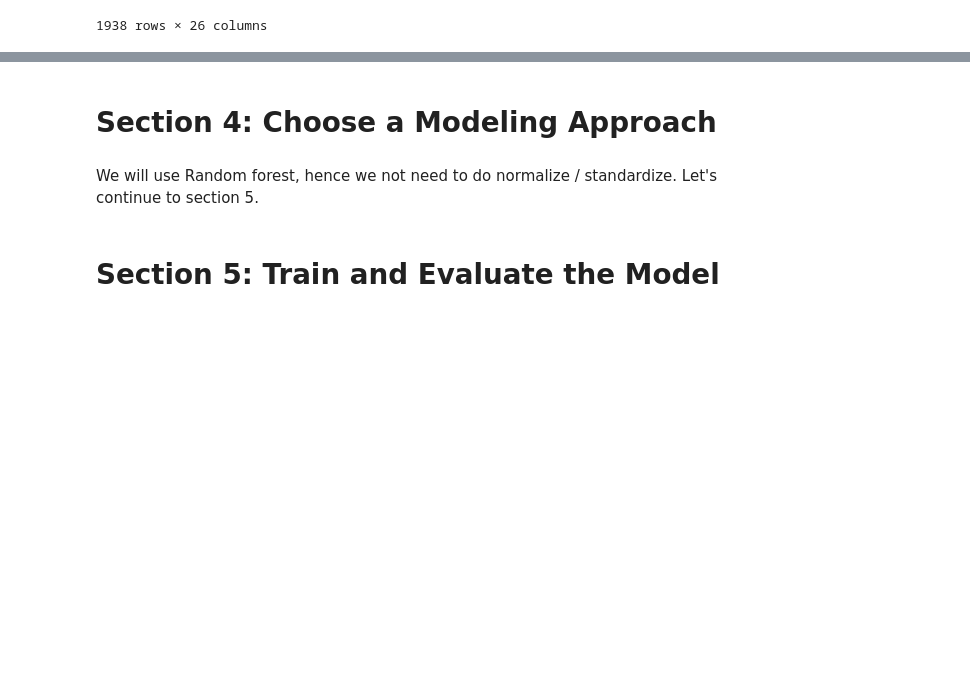
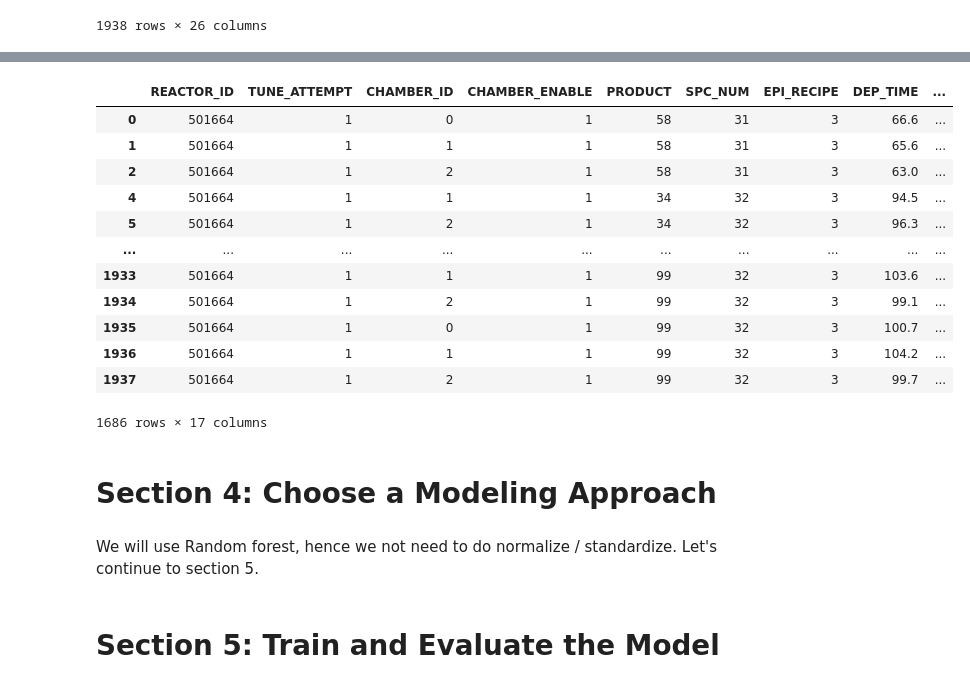
Before and after one commit to melvintcs/EPS_AI, a Jupyter notebook: IPP-1.ipynb, the cells around one changed output, grey strips where cells are left out. Cells and saved outputs as stored; diff of their text form; code cells hidden in the pictures; blank space fills up the shorter version.

```diff
--- a/IPP-1.ipynb
+++ b/IPP-1.ipynb
@@ -116,6 +120,22 @@ dtype: int64
 # %%
 # drop null value row
 df_encoded = df_encoded.dropna()
+# %%
+df_encoded
+# %% [output]
+|  | REACTOR_ID | TUNE_ATTEMPT | CHAMBER_ID | CHAMBER_ENABLE | PRODUCT | SPC_NUM | EPI_RECIPE | DEP_TIME | ... |
+| 0 | 501664 | 1 | 0 | 1 | 58 | 31 | 3 | 66.6 | ... |
+| 1 | 501664 | 1 | 1 | 1 | 58 | 31 | 3 | 65.6 | ... |
+| 2 | 501664 | 1 | 2 | 1 | 58 | 31 | 3 | 63.0 | ... |
+| 4 | 501664 | 1 | 1 | 1 | 34 | 32 | 3 | 94.5 | ... |
+| 5 | 501664 | 1 | 2 | 1 | 34 | 32 | 3 | 96.3 | ... |
+| ... | ... | ... | ... | ... | ... | ... | ... | ... | ... |
+| 1933 | 501664 | 1 | 1 | 1 | 99 | 32 | 3 | 103.6 | ... |
+| 1934 | 501664 | 1 | 2 | 1 | 99 | 32 | 3 | 99.1 | ... |
+| 1935 | 501664 | 1 | 0 | 1 | 99 | 32 | 3 | 100.7 | ... |
+| 1936 | 501664 | 1 | 1 | 1 | 99 | 32 | 3 | 104.2 | ... |
+| 1937 | 501664 | 1 | 2 | 1 | 99 | 32 | 3 | 99.7 | ... |
+1686 rows × 17 columns
 # %% [markdown]
 # **Section 4: Choose a Modeling Approach**
 # %% [markdown]
```
Also changed, not shown: parts of 29 cells of this notebook.
